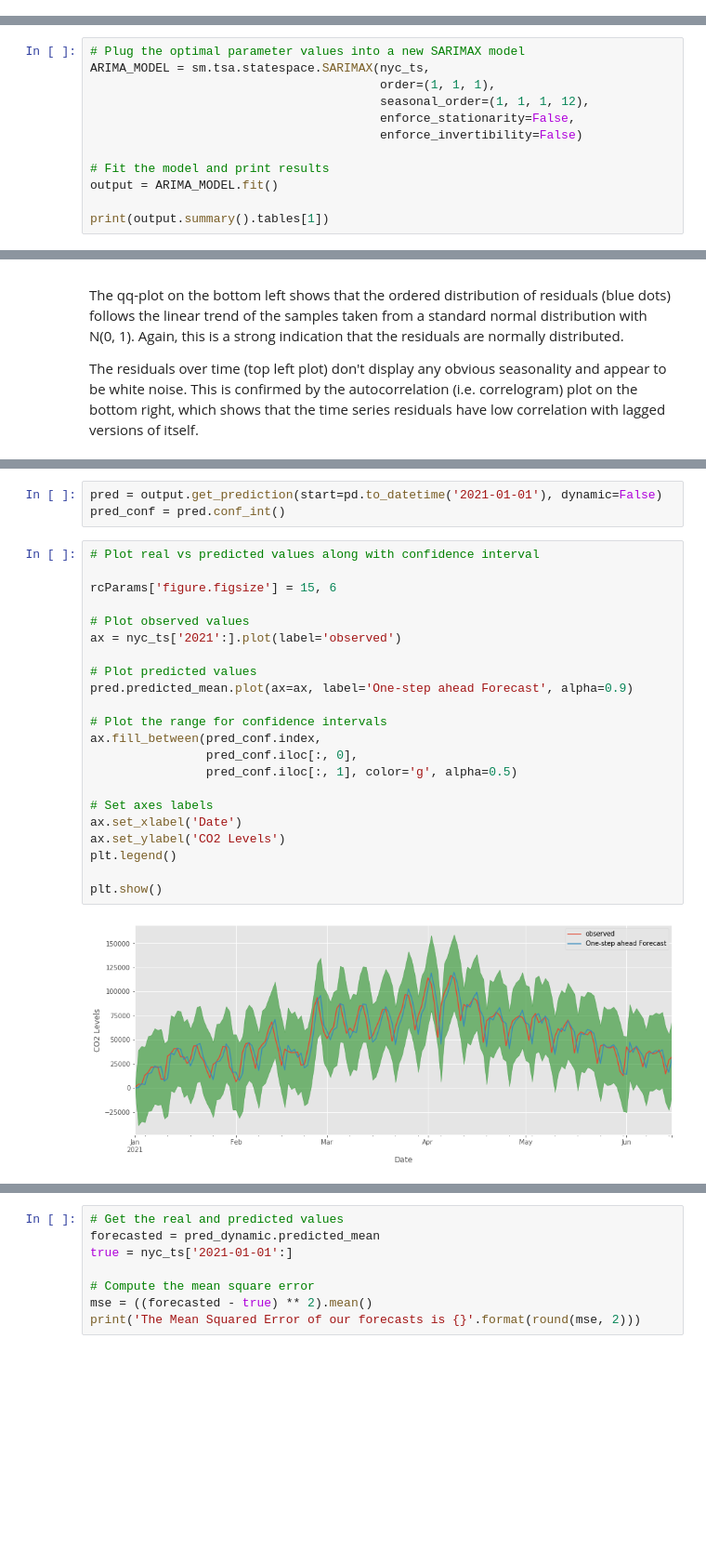
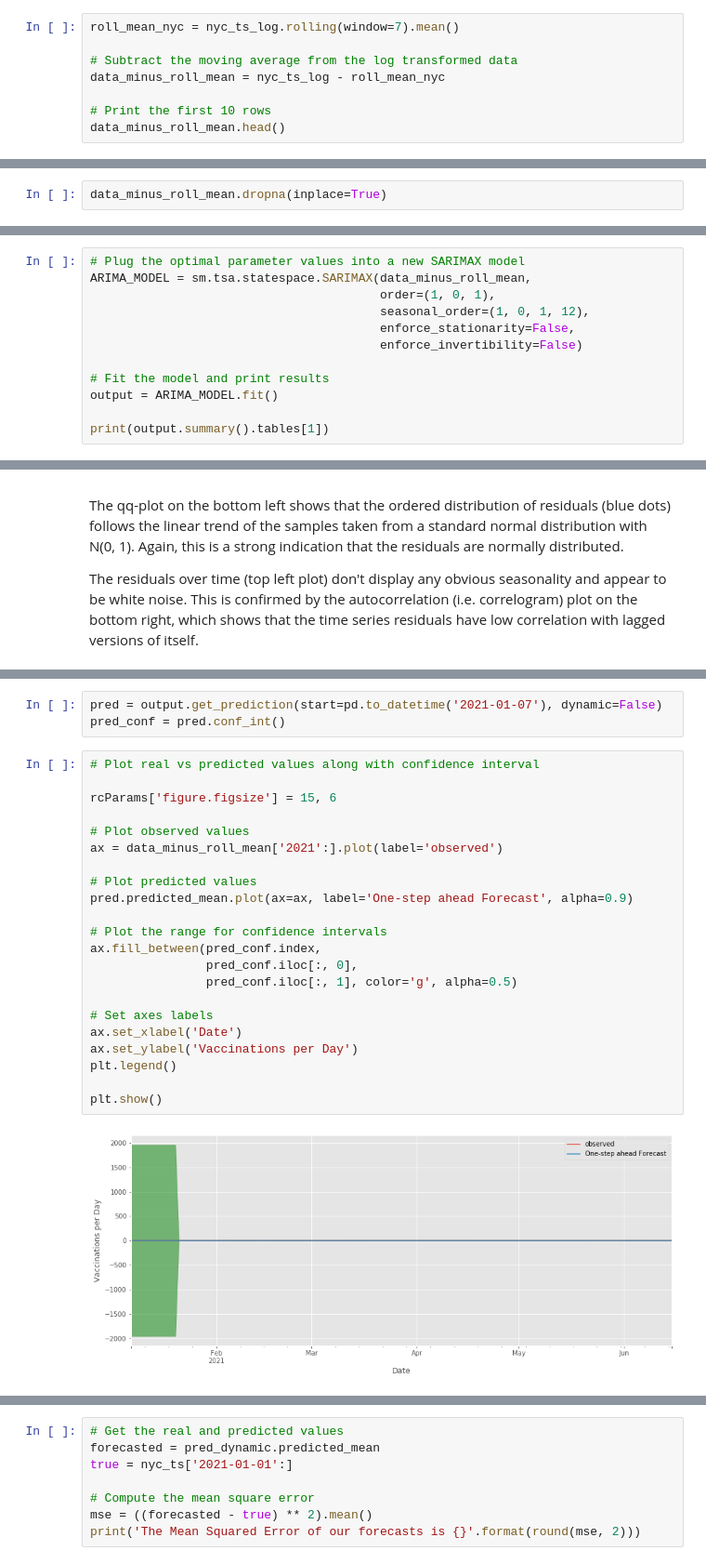
Before and after one commit to christisarv/2021-covid-vaccine-analysis, a Jupyter notebook: Vaccinantion Records Analysis.ipynb, the cells around one changed output, grey strips where cells are left out. Shown at 93% size. Drawn from its saved outputs; the diff is of its cells as text; blank space fills up the shorter version.

```diff
--- a/Vaccinantion Records Analysis.ipynb
+++ b/Vaccinantion Records Analysis.ipynb
@@ -188,0 +235,8 @@ dtype: float64
+# %%
+roll_mean_nyc = nyc_ts_log.rolling(window=7).mean()
+
+# Subtract the moving average from the log transformed data
+data_minus_roll_mean = nyc_ts_log - roll_mean_nyc
+
+# Print the first 10 rows
+data_minus_roll_mean.head()
@@ -189 +251,3 @@ dtype: float64
+# %%
+data_minus_roll_mean.dropna(inplace=True)
 # %%
@@ -261,8 +358,8 @@ Name: 47, dtype: object
 # %%
 # Plug the optimal parameter values into a new SARIMAX model
-ARIMA_MODEL = sm.tsa.statespace.SARIMAX(nyc_ts,
-                                        order=(1, 1, 1),
-                                        seasonal_order=(1, 1, 1, 12),
+ARIMA_MODEL = sm.tsa.statespace.SARIMAX(data_minus_roll_mean,
+                                        order=(1, 0, 1),
+                                        seasonal_order=(1, 0, 1, 12),
                                         enforce_stationarity=False,
                                         enforce_invertibility=False)
 
@@ -300,30 +397,30 @@ The residuals over time (top left plot) don't display any obvious seasonality an
 # %%
-pred = output.get_prediction(start=pd.to_datetime('2021-01-01'), dynamic=False)
+pred = output.get_prediction(start=pd.to_datetime('2021-01-07'), dynamic=False)
 pred_conf = pred.conf_int()
 # %%
 # Plot real vs predicted values along with confidence interval
 
 rcParams['figure.figsize'] = 15, 6
 
 # Plot observed values
-ax = nyc_ts['2021':].plot(label='observed')
+ax = data_minus_roll_mean['2021':].plot(label='observed')
 
 # Plot predicted values
 pred.predicted_mean.plot(ax=ax, label='One-step ahead Forecast', alpha=0.9)
 
 # Plot the range for confidence intervals
 ax.fill_between(pred_conf.index,
                 pred_conf.iloc[:, 0],
                 pred_conf.iloc[:, 1], color='g', alpha=0.5)
 
 # Set axes labels
 ax.set_xlabel('Date')
-ax.set_ylabel('CO2 Levels')
+ax.set_ylabel('Vaccinations per Day')
 plt.legend()
 
 plt.show()
 # %% [output]
-[figure, old version]
+[figure, new version]
 # %%
 # Get the real and predicted values
 forecasted = pred.predicted_mean
```
Also changed, not shown: parts of 56 cells of this notebook, 8 other files.
